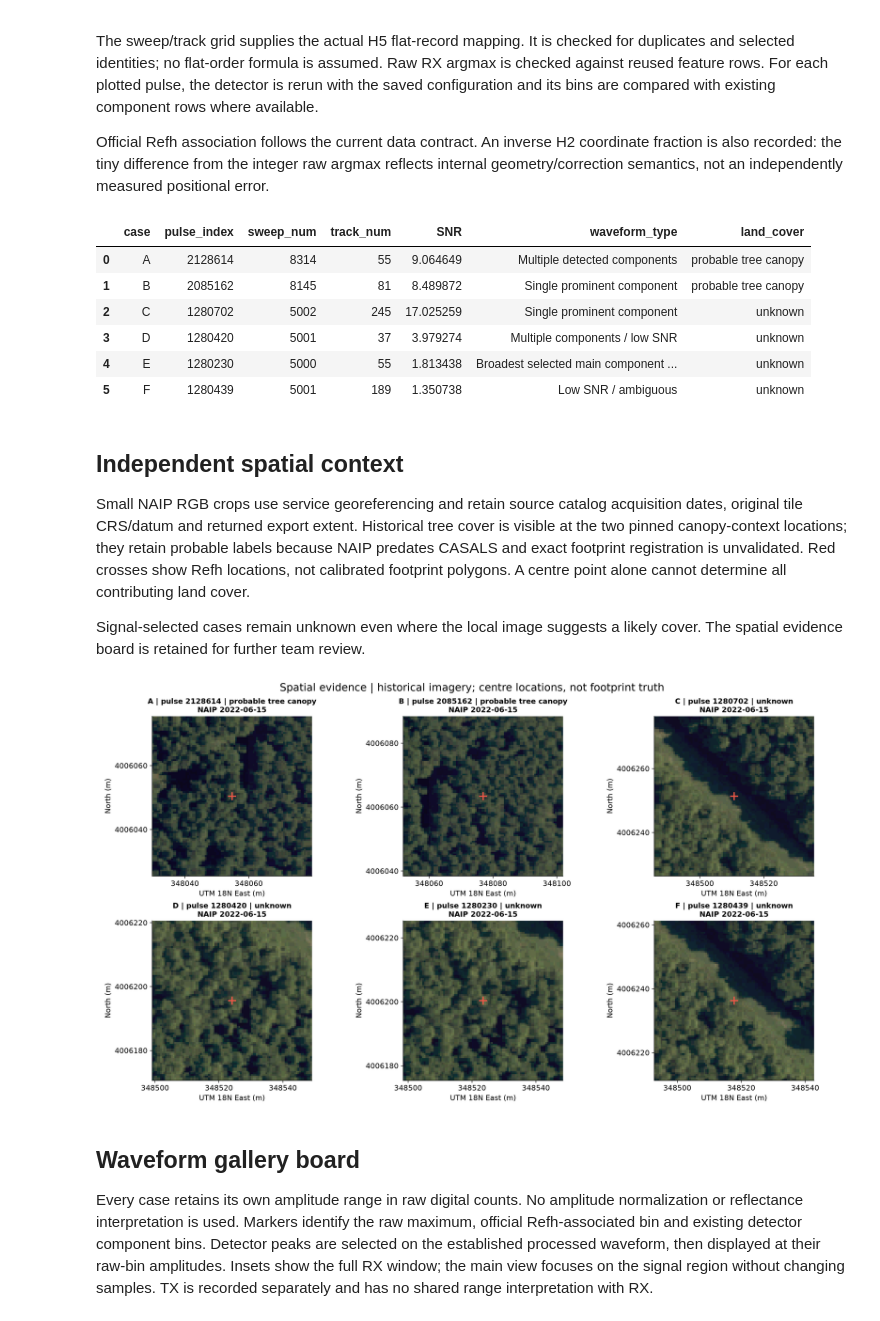
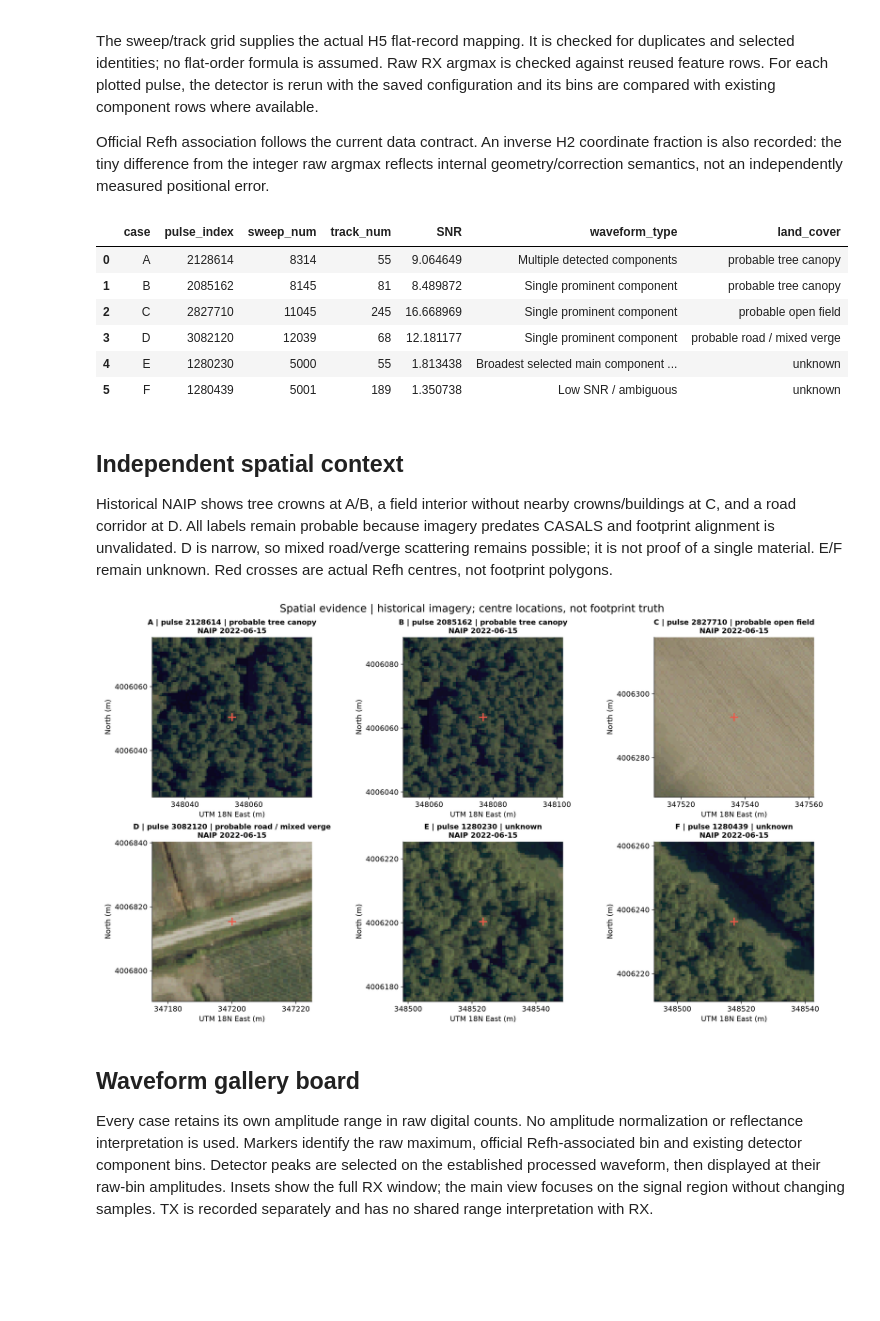
Before and after one commit to jgzhong99/CASALS, a Jupyter notebook: notebooks/06_waveform_gallery.ipynb, the cells around one changed output. Drawn from its saved outputs; the diff is of its cells as text; code cells hidden in the pictures; blank space fills up the shorter version.

```diff
--- a/notebooks/06_waveform_gallery.ipynb
+++ b/notebooks/06_waveform_gallery.ipynb
@@ -37,5 +37,12 @@ SELECTED_PULSE_INDEX = None  # Optional first-case override; land cover becomes
 CONTEXT_HALF_WIDTH_M = 25.
 DEFAULT_CANOPY_PULSES = [2128614,2085162]  # stable, spatially reviewed historical-tree-cover locations
 OUTPUT_DIR.mkdir(parents=True,exist_ok=True)
+
+CLASSIFICATION_METADATA = ROOT / 'outputs/classification/full_20261009' / H5_PATH.stem / (H5_PATH.stem+'_run_metadata.json')
+FEATURE_METADATA = ROOT / 'outputs/notebooks/03_waveform_analysis/peaks' / H5_PATH.stem / 'run_metadata.json'
+
+DEFAULT_OPEN_PULSE = 2827710
+DEFAULT_ROAD_PULSE = 3082120
+LOCAL_CONTEXT_RADIUS_M = 5.
 # %% [markdown]
 ## Existing detector features and selection
@@ -124,6 +159,7 @@ for j,(pulse,target,land,confidence) in enumerate(selected):
     p1=np.array(to_xyz.transform(scalar['rwstop_longitude'][j],scalar['rwstop_latitude'][j],scalar['rwstop'][j]))
     ref=np.array(to_xyz.transform(scalar['refh_longitude'][j],scalar['refh_latitude'][j],scalar['refh'][j]))
     fraction=np.dot(ref-p0,p1-p0)/np.dot(p1-p0,p1-p0)
+    assert int(np.rint(fraction*len(y)-.5)) == b, 'Refh inverse-H2 association differs from raw argmax'
     main=next((c for c in comp if c.get('is_main_component')),comp[0] if comp else {})
     prominent=sum(bool(c.get('is_prominent_component',False)) for c in comp)
     # Preserve the exact established summary flags/counts when the feature row exists.
@@ -143,46 +179,59 @@ for j,(pulse,target,land,confidence) in enumerate(selected):
                      waveform_type=morphology,selection_target=target,land_cover=land,confidence=confidence))
 case_table=pd.DataFrame(rows)
 display(case_table[['case','pulse_index','sweep_num','track_num','SNR','waveform_type','land_cover']])
+
+selected_classes, used_class_metadata = load_classes(H5_PATH,np.array(ids),CLASSIFICATION_METADATA)
+all_points,all_xy,projected_crs=load_points(H5_PATH)
+terrain,terrain_meta=find_products(H5_PATH,'dtm_tif')
+local_rows=[]
+for j,pulse in enumerate(ids):
+    point_xy=all_xy[pulse]
+    ground,valid=sample_raster(terrain['dtm_tif'],point_xy[None,:],projected_crs,terrain['support_mask_tif'])
+    near=(np.linalg.norm(all_xy-point_xy,axis=1)<=LOCAL_CONTEXT_RADIUS_M)&(all_points.refh_snr>=5)
+    heights=all_points.z_refh[near]
+    case_table.loc[j,'current_class']=int(selected_classes[j])
+    case_table.loc[j,'tentative_HAG_m']=float(all_points.z_refh[pulse]-ground[0])
+    local_rows.append(dict(pulse_index=pulse,X=float(point_xy[0]),Y=float(point_xy[1]),radius_m=LOCAL_CONTEXT_RADIUS_M,
+                          neighbors_SNR5=int(near.sum()),elevation_p10_p50_p90_m=np.quantile(heights,[.1,.5,.9]).tolist()))
+save_json(OUTPUT_DIR/'selected_local_context.json',dict(classification_metadata=used_class_metadata,dtm_metadata=relative(terrain_meta),cases=local_rows))
 # %% [output]
 |  | case | pulse_index | sweep_num | track_num | SNR | waveform_type | land_cover |
 | 0 | A | 2128614 | 8314 | 55 | 9.064649 | Multiple detected components | probable tree canopy |
 | 1 | B | 2085162 | 8145 | 81 | 8.489872 | Single prominent component | probable tree canopy |
-| 2 | C | 1280702 | 5002 | 245 | 17.025259 | Single prominent component | unknown |
-| 3 | D | 1280420 | 5001 | 37 | 3.979274 | Multiple components / low SNR | unknown |
+| 2 | C | 2827710 | 11045 | 245 | 16.668969 | Single prominent component | probable open field |
+| 3 | D | 3082120 | 12039 | 68 | 12.181177 | Single prominent component | probable road / mixed verge |
 | 4 | E | 1280230 | 5000 | 55 | 1.813438 | Broadest selected main component ... | unknown |
 | 5 | F | 1280439 | 5001 | 189 | 1.350738 | Low SNR / ambiguous | unknown |
 # %% [markdown]
 ## Independent spatial context
-Small NAIP RGB crops use service georeferencing and retain source catalog acquisition dates, original tile CRS/datum and returned export extent. Historical tree cover is visible at the two pinned canopy-context locations; they retain probable labels because NAIP predates CASALS and exact footprint registration is unvalidated. Red crosses show Refh locations, not calibrated footprint polygons. A centre point alone cannot determine all contributing land cover.
-
-Signal-selected cases remain unknown even where the local image suggests a likely cover. The spatial evidence board is retained for further team review.
+Historical NAIP shows tree crowns at A/B, a field interior without nearby crowns/buildings at C, and a road corridor at D. All labels remain probable because imagery predates CASALS and footprint alignment is unvalidated. D is narrow, so mixed road/verge scattering remains possible; it is not proof of a single material. E/F remain unknown. Red crosses are actual Refh centres, not footprint polygons.
 # %%
 case_xy=np.column_stack(Transformer.from_crs(4326,32618,always_xy=True).transform(case_table.longitude,case_table.latitude))
 evidence_paths=[]
 for j,row in case_table.iterrows():
     x,y=case_xy[j]
-    path=OUTPUT_DIR/f'case_{row["case"]}_naip.tif'
+    path=OUTPUT_DIR/(f'case_{row["case"]}_naip.tif' if row['case'] in ['A','B','E','F'] and H5_PATH==GRANULES[1] and SELECTED_PULSE_INDEX is None else f'case_{row["case"]}_{row.pulse_index}_naip.tif')
     meta=fetch_naip([x-CONTEXT_HALF_WIDTH_M,y-CONTEXT_HALF_WIDTH_M,x+CONTEXT_HALF_WIDTH_M,y+CONTEXT_HALF_WIDTH_M],32618,path)
     evidence_paths.append(path)
     case_table.loc[j,'evidence_source']=NAIP_SERVICE
     case_table.loc[j,'evidence_dates']=','.join(meta['acquisition_dates'])
     case_table.loc[j,'evidence_provenance']=relative(path.with_suffix('.json'))
     case_table.loc[j,'evidence_image']=relative(path)
     case_table.loc[j,'evidence_registration']='Service georeferencing; no fitted adjustment; footprint alignment unvalidated'
-    case_table.loc[j,'interpretation']=('Historical NAIP shows tree cover at this location. ' if row.confidence=='probable' else 'Land cover remains unknown. ')+f'{row.waveform_type} at SNR {row.SNR:.2f}. Official Refh is associated with the raw RX maximum; additional components are unvalidated waveform-derived candidates.'
+    case_table.loc[j,'interpretation']=({'probable tree canopy':'Historical NAIP shows tree crowns near this centre. ', 'probable open field':'Historical NAIP shows an open field interior; nearby high-SNR Refh is continuous and near tentative DTM. ', 'probable road / mixed verge':'Historical NAIP places this centre on a narrow road corridor; mixed verge scattering cannot be excluded. '}.get(row.land_cover,'Land cover remains unknown. '))+f'{row.waveform_type} at SNR {row.SNR:.2f}. Official Refh is associated with the raw RX maximum; additional components are unvalidated waveform-derived candidates.'
 fig,axes=plt.subplots(2,3,figsize=(16,9),constrained_layout=True)
 for j,ax in enumerate(axes.flat):
     if j>=len(case_table):ax.set_visible(False);continue
     row=case_table.iloc[j];show_ortho(ax,evidence_paths[j]);x,y=case_xy[j]
     ax.scatter(x,y,c='#ef5848',marker='+',s=150,lw=2)
     ax.set_title(f'{row["case"]} | pulse {row.pulse_index} | {row.land_cover}\nNAIP {row.evidence_dates}',fontsize=11)
     ax.set_xlabel('UTM 18N East (m)');ax.set_ylabel('North (m)')
     ax.xaxis.set_major_locator(plt.MaxNLocator(3));ax.yaxis.set_major_locator(plt.MaxNLocator(3))
 fig.suptitle('Spatial evidence | historical imagery; centre locations, not footprint truth',fontsize=16)
 fig.savefig(OUTPUT_DIR/'waveform_gallery_evidence.png',dpi=DPI);plt.close(fig)
 display(Image(filename=str(OUTPUT_DIR/'waveform_gallery_evidence.png')))
 # %% [output]
-[figure, old version]
+[figure, new version]
 # %% [markdown]
 ## Waveform gallery board
 Every case retains its own amplitude range in raw digital counts. No amplitude normalization or reflectance interpretation is used. Markers identify the raw maximum, official Refh-associated bin and existing detector component bins. Detector peaks are selected on the established processed waveform, then displayed at their raw-bin amplitudes. Insets show the full RX window; the main view focuses on the signal region without changing samples. TX is recorded separately and has no shared range interpretation with RX.
```
Also changed, not shown: parts of 6 cells of this notebook, 8 other files.
